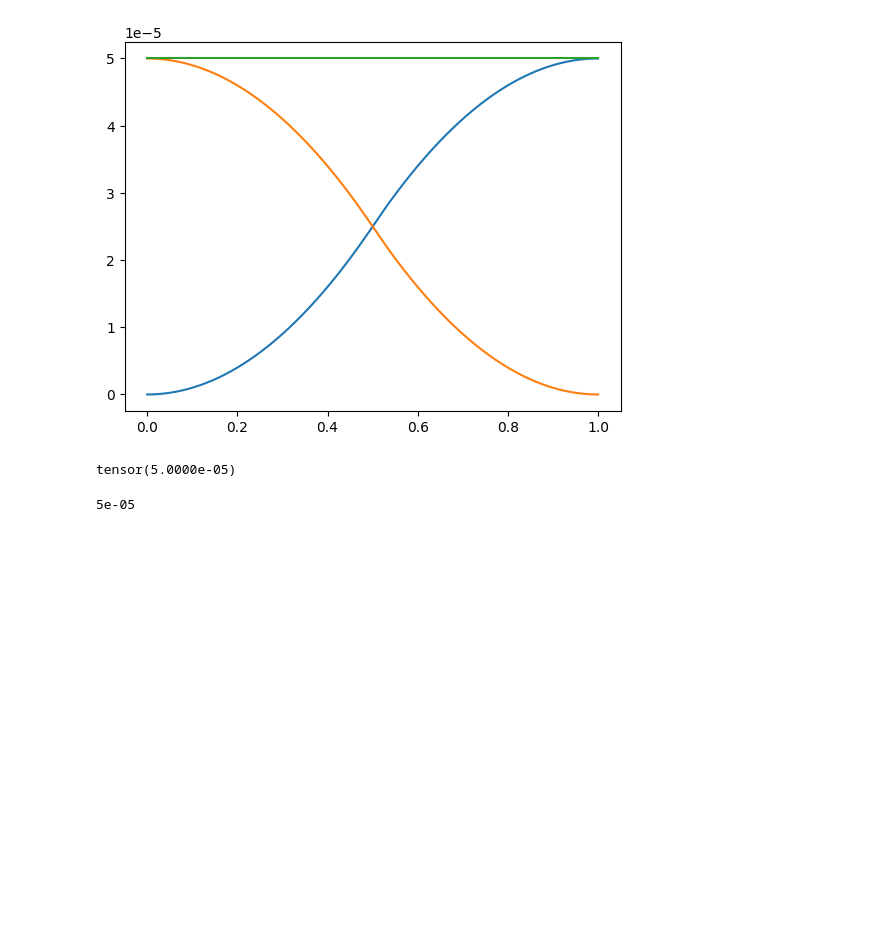
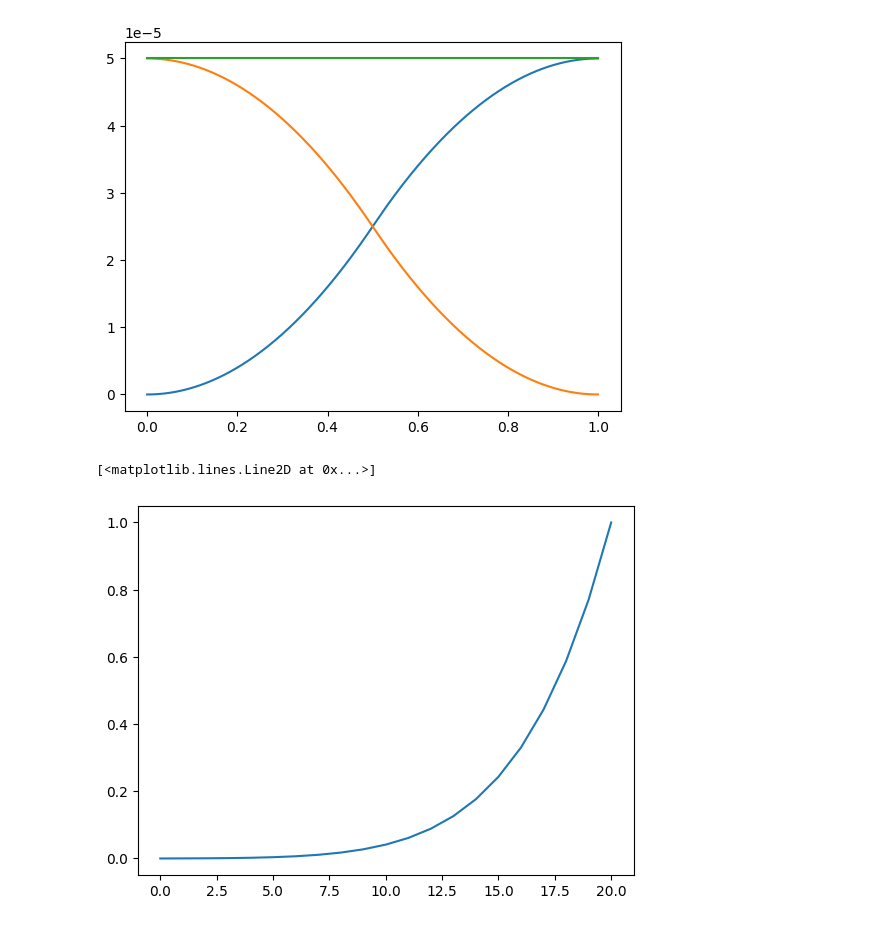
Before and after one commit to kkorolev1/bridge_matching, a Jupyter notebook: experiment.ipynb, the cells around one changed output. Cells and saved outputs as stored; diff of their text form; code cells hidden in the pictures; blank space fills up the shorter version.

```diff
--- a/experiment.ipynb
+++ b/experiment.ipynb
@@ -110,11 +111,3 @@ plt.plot(t, sigma2_t + s2_t)
 plt.show()
 # %% [output]
 [figure]
-# %%
-sigma2_t[-1]
-# %% [output]
-tensor(5.0000e-05)
-# %%
-beta_max / 2
-# %% [output]
-5e-05
@@ -120,0 +116,14 @@ beta_max / 2
+# %%
+sampling_params = {
+    "num_steps": 20,
+    "vis_steps": 10,
+    "rho": 7,
+    "sigma_max": 1,
+    "sigma_min": 1e-4,
+}
+device = "cuda:0"
+timesteps = get_timesteps_diff(sampling_params, device)
+plt.plot(timesteps.cpu())
+# %% [output]
+[<matplotlib.lines.Line2D at 0x...>]
+[figure, added]
```
Also changed, not shown: parts of 5 cells of this notebook, 5 other files.
